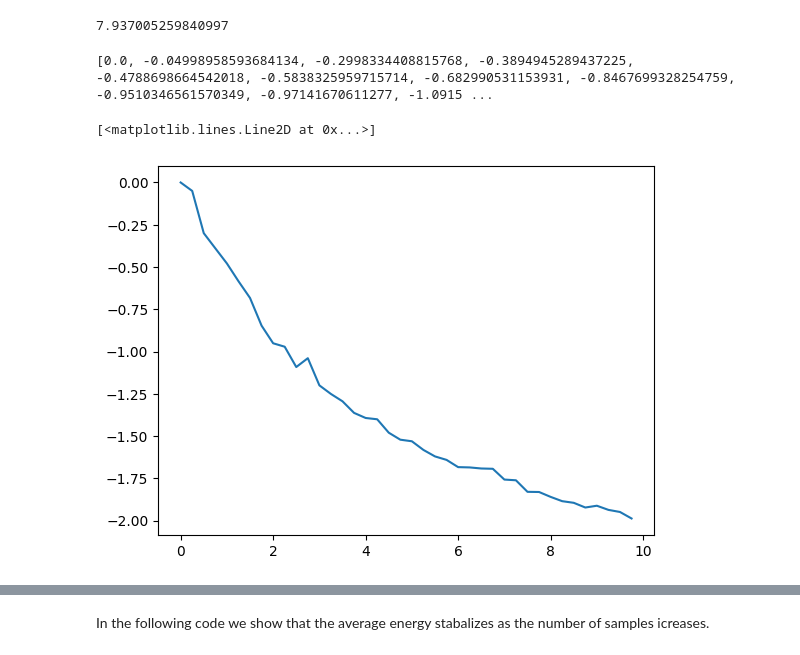
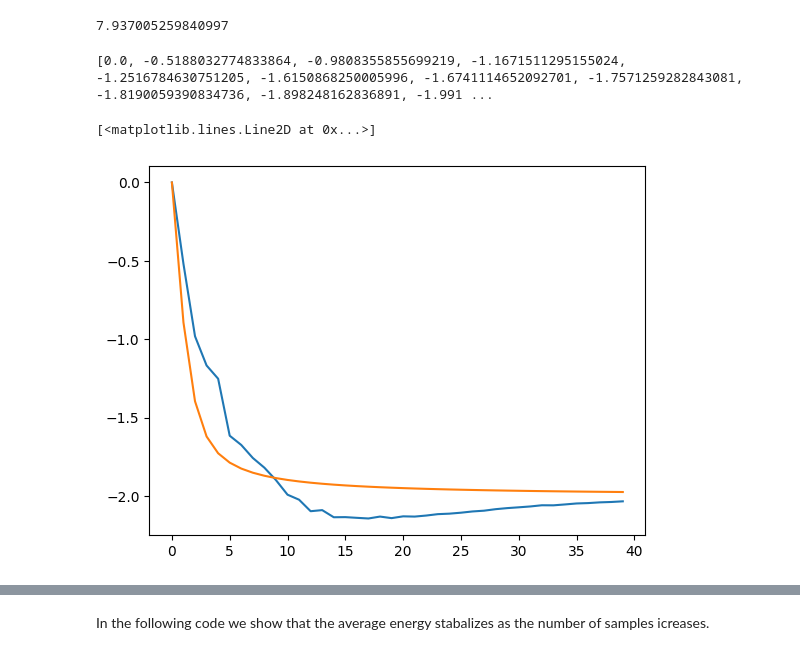
Before and after one commit to asaenz16/QMCspin, a Jupyter notebook: WorldLinesV1.ipynb, the cells around one changed output, grey strips where cells are left out. Cells and saved outputs as stored; diff of their text form; code cells hidden in the pictures.

```diff
--- a/WorldLinesV1.ipynb
+++ b/WorldLinesV1.ipynb
@@ -589,31 +590,36 @@ def random_update_wt_one(wl, b, n):
             dE =(-2/n)*((1/np.tanh(b/n))- np.tanh(b/n))
     temp_wl[time: time+4] = points
     return([temp_wl, dE])
+# %%
+def en(b):
+    return (-2*sp.iv(1, b)/sp.iv(0, b))
 # %%
 n=10
 t = 2*n
 e = 0
-steps = 2*(t**2)
-avg = 200
+steps = (t**2)
+avg = 100
 exp_b = 0
 exp =[]
 wl=[0]*t
-b_range = 10
-step = 0.25
-for b in np.arange(0, b_range, step):
+b_range = 40
+step = 1
+x = np.arange(0, b_range, step)
+for b in x:
     exp_b=0
     for j in range(avg):
         e = -2*np.tanh(b/n)
         wl=[0]*t
         for i in range(steps):
             sol = random_update_wt_one(wl,b, n).copy()
             [wl, e] = [sol[0], e + sol[1]]
         exp_b = exp_b + e
     exp.append(exp_b/avg)
 print(exp)
 #plt.plot(wl, range(t))
-plt.plot( np.arange(0, b_range, step), exp)
+plt.plot( x, exp)
+plt.plot(x, en(x))
 # %% [output]
-[0.0, -0.04998958593684134, -0.2998334408815768, -0.3894945289437225, -0.4788698664542018, -0.5838325959715714, -0.682990531153931, -0.8467699328254759, -0.9510346561570349, -0.97141670611277, -1.0915 ...
+[0.0, -0.5188032774833864, -0.9808355855699219, -1.1671511295155024, -1.2516784630751205, -1.6150868250005996, -1.6741114652092701, -1.7571259282843081, -1.8190059390834736, -1.898248162836891, -1.991 ...
 [<matplotlib.lines.Line2D at 0x...>]
-[figure, old version]
+[figure, new version]
```
Also changed, not shown: parts of 3 cells of this notebook.
